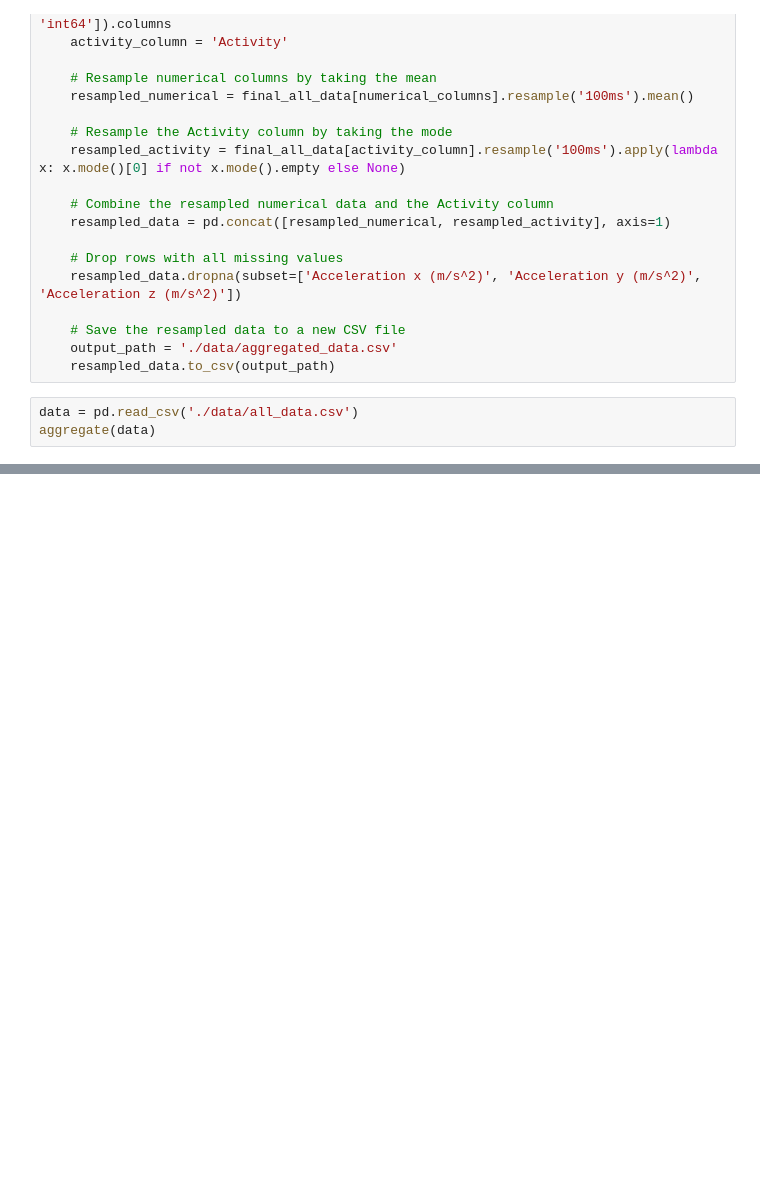
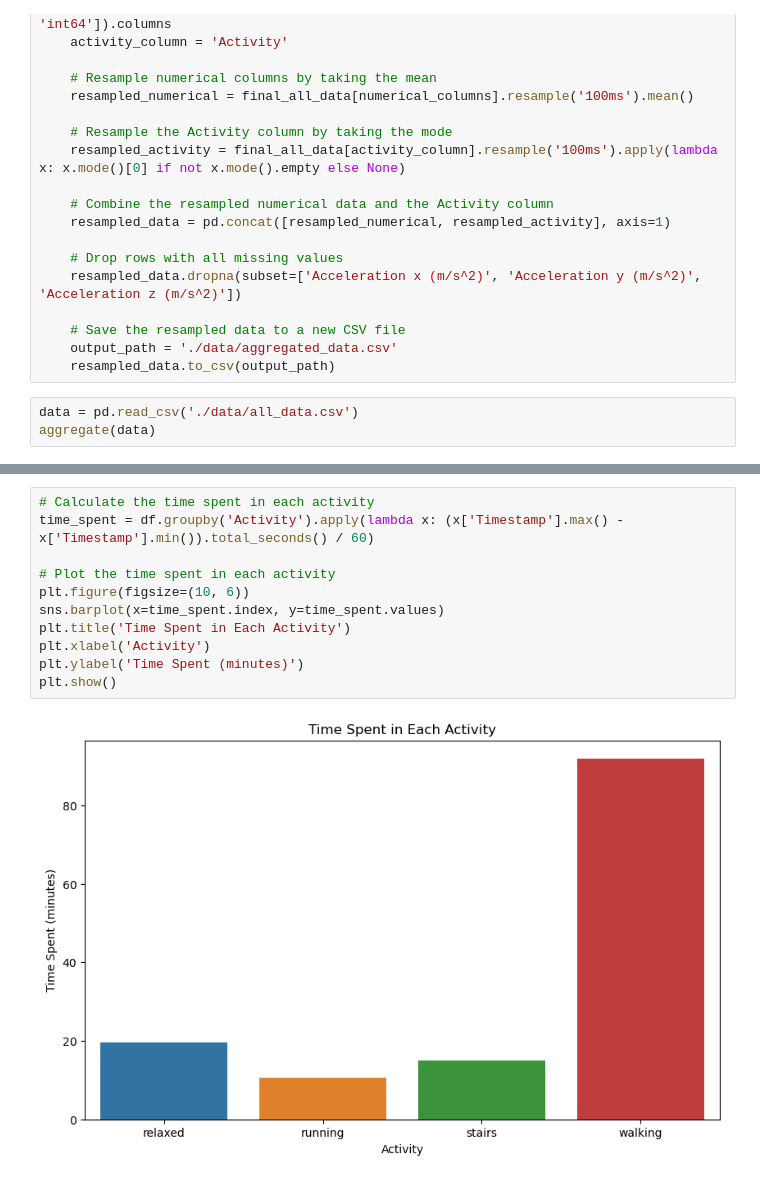
Before and after one commit to liatoutou/ML4QS, a Jupyter notebook: eda.ipynb, the cells around one changed output, grey strips where cells are left out. Drawn from its saved outputs; the diff is of its cells as text; blank space fills up the shorter version.

```diff
--- a/eda.ipynb
+++ b/eda.ipynb
@@ -204 +246,14 @@ plt.show()
+# %%
+# Calculate the time spent in each activity
+time_spent = df.groupby('Activity').apply(lambda x: (x['Timestamp'].max() - x['Timestamp'].min()).total_seconds() / 60)
+
+# Plot the time spent in each activity
+plt.figure(figsize=(10, 6))
+sns.barplot(x=time_spent.index, y=time_spent.values)
+plt.title('Time Spent in Each Activity')
+plt.xlabel('Activity')
+plt.ylabel('Time Spent (minutes)')
+plt.show()
+# %% [output]
+[figure, added]
 # %%
```
Also changed, not shown: parts of 5 cells of this notebook, 1 other file.
